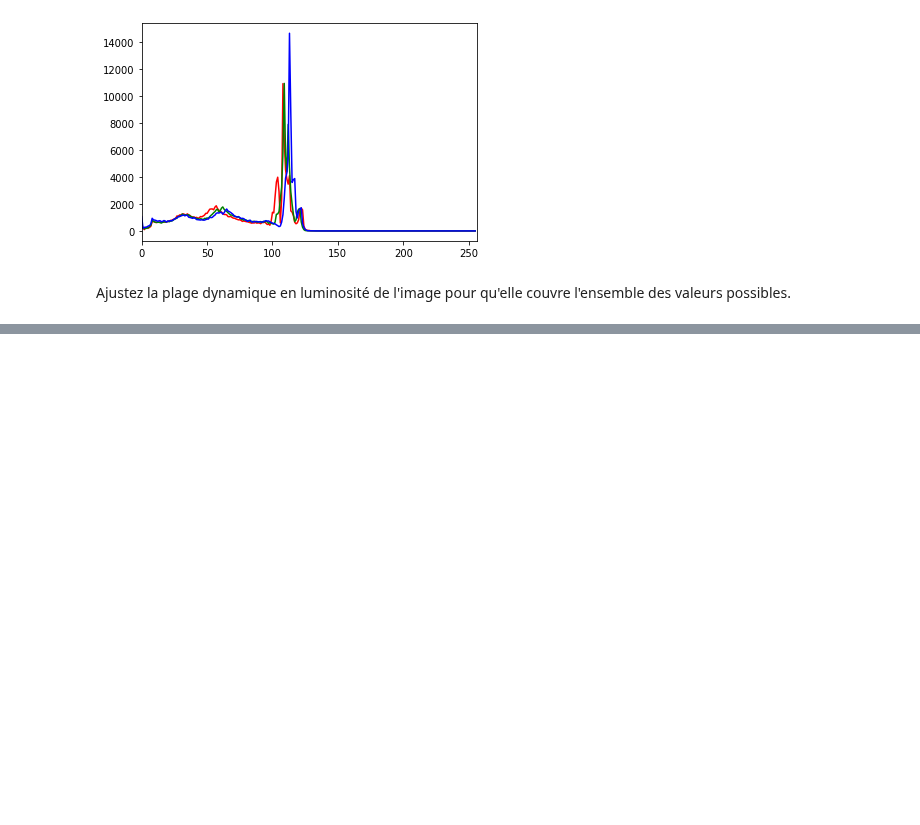
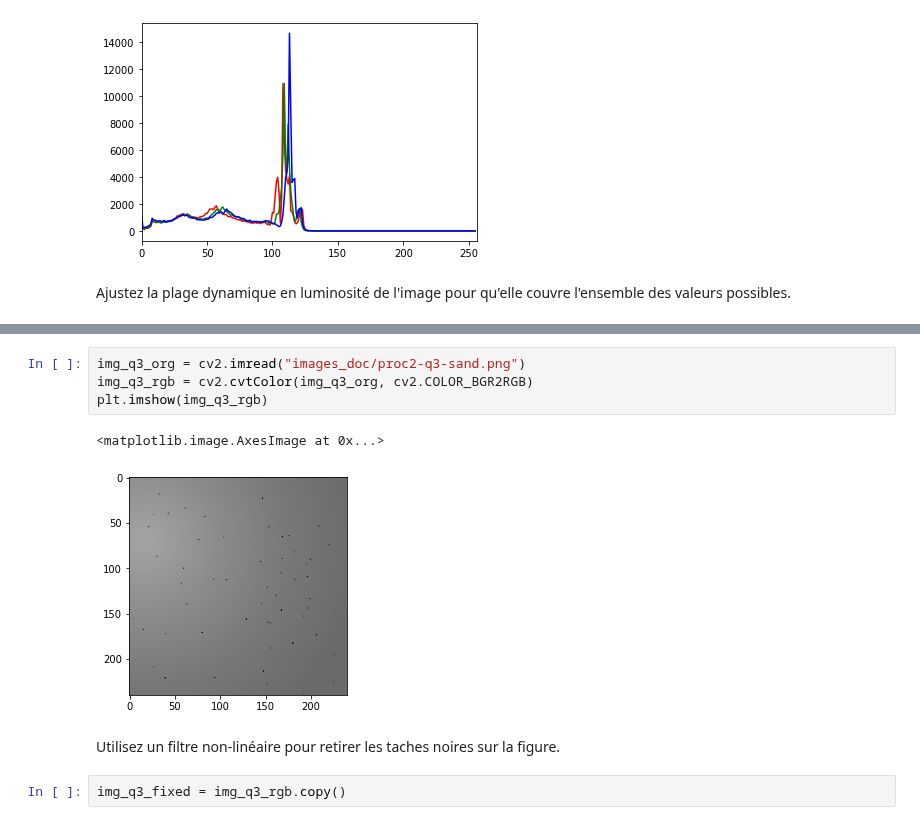
Before and after one commit to UdeS-GRO/GRO620, a Jupyter notebook: proc_2.ipynb, the cells around one changed output, grey strips where cells are left out. Cells and saved outputs as stored; diff of their text form; blank space fills up the shorter version.

```diff
--- a/proc_2.ipynb
+++ b/proc_2.ipynb
@@ -55,0 +121,11 @@ plt.imshow(img_q1_out)
+# %%
+img_q3_org = cv2.imread("images_doc/proc2-q3-sand.png")
+img_q3_rgb = cv2.cvtColor(img_q3_org, cv2.COLOR_BGR2RGB)
+plt.imshow(img_q3_rgb)
+# %% [output]
+<matplotlib.image.AxesImage at 0x...>
+[figure, added]
+# %% [markdown]
+Utilisez un filtre non-linéaire pour retirer les taches noires sur la figure.
+# %%
+img_q3_fixed = img_q3_rgb.copy()
```
Also changed, not shown: parts of 20 cells of this notebook, 4 other files.
